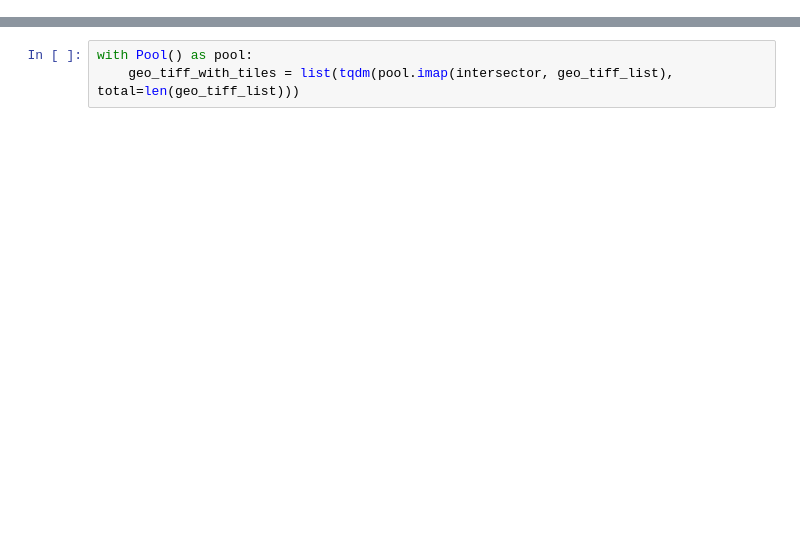
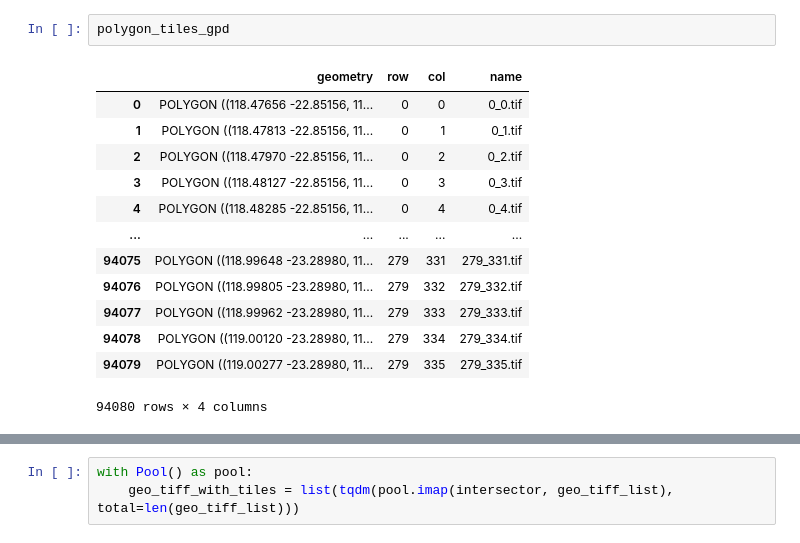
Before and after one commit to DPIRD-DMA/blog, a Jupyter notebook: notebooks/How to efficiently create millions of overlapping raster tiles.ipynb, the cells around one changed output, grey strips where cells are left out. Cells and saved outputs as stored; diff of their text form; blank space fills up the shorter version.

```diff
--- a/notebooks/How to efficiently create millions of overlapping raster tiles.ipynb
+++ b/notebooks/How to efficiently create millions of overlapping raster tiles.ipynb
@@ -184 +222,17 @@ Wall time: 7.87 s
+# %%
+polygon_tiles_gpd
+# %% [output]
+|  | geometry | row | col | name |
+| 0 | POLYGON ((118.47656 -22.85156, 11... | 0 | 0 | 0_0.tif |
+| 1 | POLYGON ((118.47813 -22.85156, 11... | 0 | 1 | 0_1.tif |
+| 2 | POLYGON ((118.47970 -22.85156, 11... | 0 | 2 | 0_2.tif |
+| 3 | POLYGON ((118.48127 -22.85156, 11... | 0 | 3 | 0_3.tif |
+| 4 | POLYGON ((118.48285 -22.85156, 11... | 0 | 4 | 0_4.tif |
+| ... | ... | ... | ... | ... |
+| 94075 | POLYGON ((118.99648 -23.28980, 11... | 279 | 331 | 279_331.tif |
+| 94076 | POLYGON ((118.99805 -23.28980, 11... | 279 | 332 | 279_332.tif |
+| 94077 | POLYGON ((118.99962 -23.28980, 11... | 279 | 333 | 279_333.tif |
+| 94078 | POLYGON ((119.00120 -23.28980, 11... | 279 | 334 | 279_334.tif |
+| 94079 | POLYGON ((119.00277 -23.28980, 11... | 279 | 335 | 279_335.tif |
+94080 rows × 4 columns
 # %%
```
Also changed, not shown: parts of 57 cells of this notebook.
